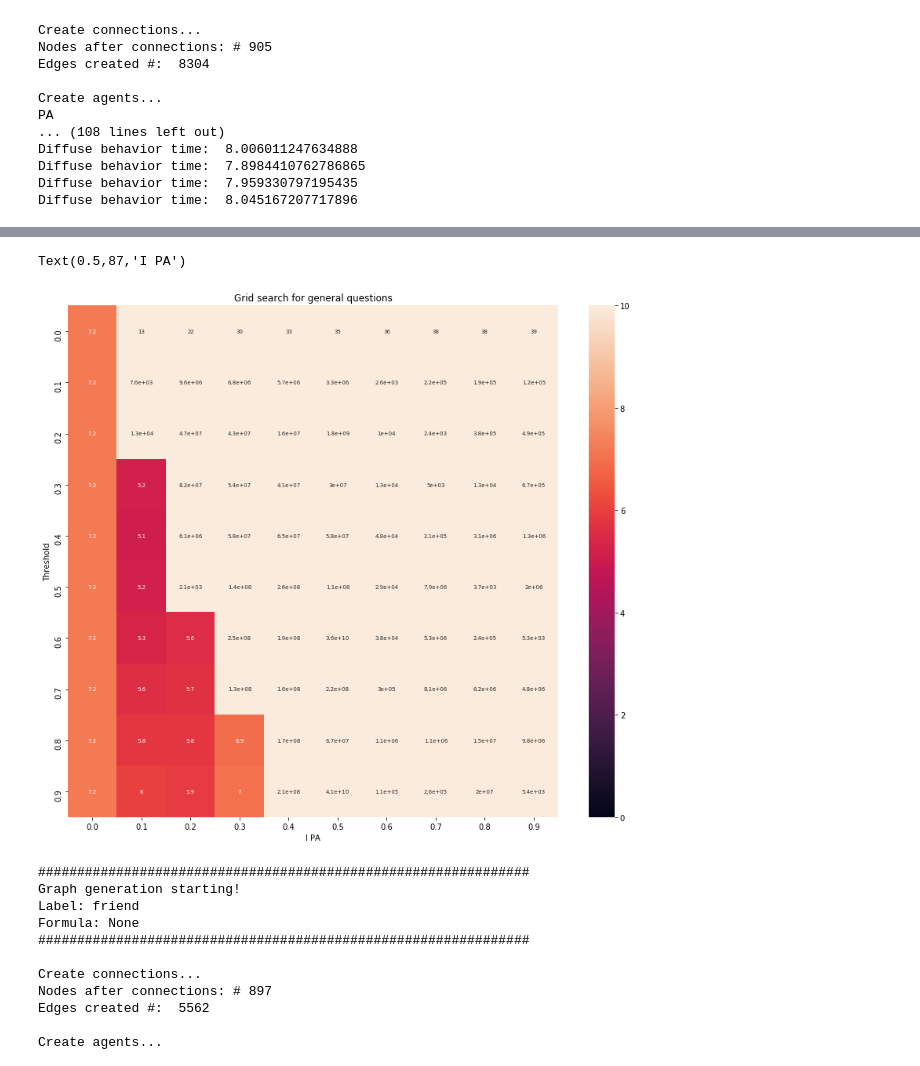
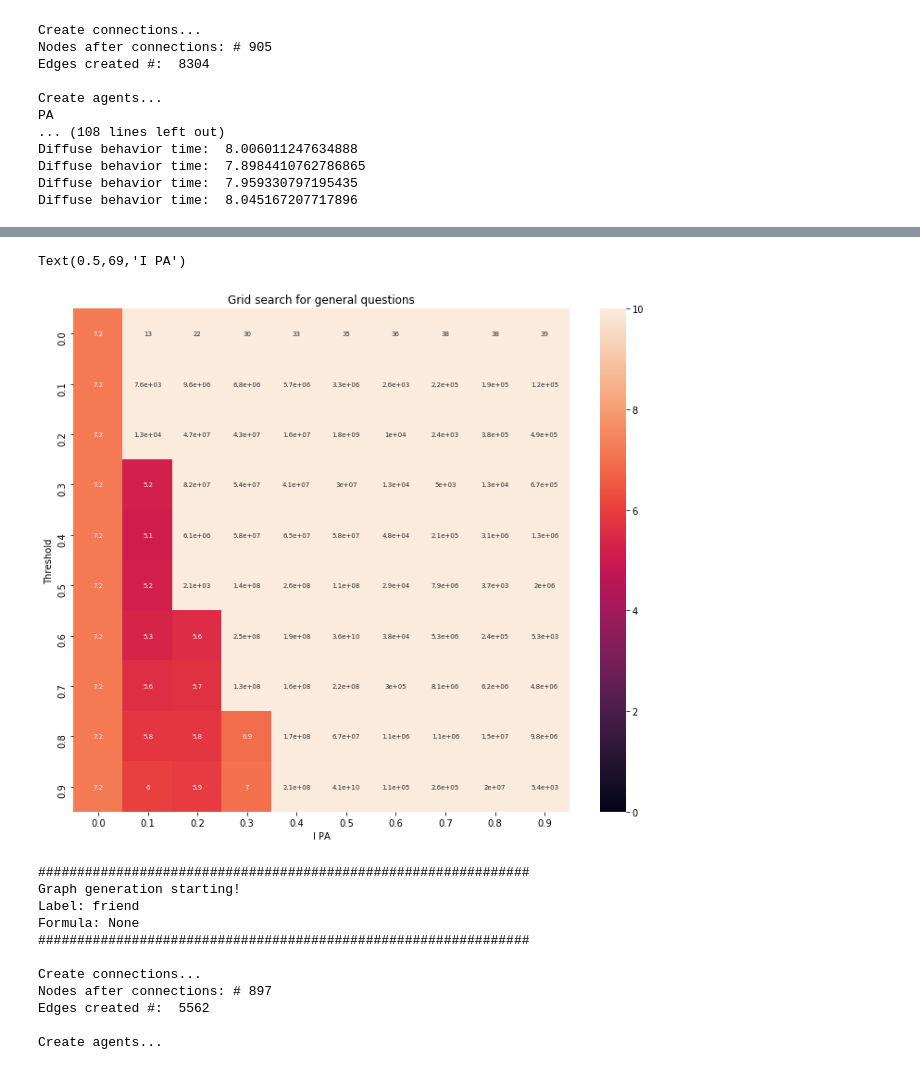
Before and after one commit to ericinlinux/obesity_interventions, a Jupyter notebook: Results_Grid_Search.ipynb, the cells around one changed output, grey strips where cells are left out. Drawn from its saved outputs; the diff is of its cells as text; code cells hidden in the pictures.

```diff
--- a/Results_Grid_Search.ipynb
+++ b/Results_Grid_Search.ipynb
@@ -15,6 +15,9 @@ import numpy as np
 # %% [output]
 The autoreload extension is already loaded. To reload it, use:
   %reload_ext autoreload
+# %%
+bins=10
+axis_ticks = np.around(np.arange(0.0, 1.0, 1/bins), decimals=2)
 # %% [markdown]
 # All questions Grid Search
 # %%
@@ -67,5 +69,5 @@ Text(0.5,87,'I PA')
 # %%
-list_solutions_gen = grid_search(bins=10, label='gen', level_f='./')
+list_solutions_gen = grid_search(bins=bins, label='gen', level_f='./')
 # %% [output]
 ###############################################################
 Graph generation starting!
@@ -103,0 +89,5 @@ gen_df
+# %%
+gen_df = pd.DataFrame(list_solutions_gen).pivot(index=0,columns=1,values=2)
+gen_df.columns = axis_ticks
+gen_df.index = axis_ticks
+gen_df
@@ -104,10 +106,10 @@ gen_df
 # %%
-plt.figure(figsize=((14,12)))
+plt.figure(figsize=((12,10)))
 plt.title('Grid search for general questions')
 sns.heatmap(gen_df, annot=True, annot_kws={"size": 7}, vmin=0, vmax=10)
 plt.ylabel('Threshold')
 plt.xlabel('I PA')
 # %% [output]
-Text(0.5,87,'I PA')
+Text(0.5,69,'I PA')
-[figure, old version]
+[figure, new version]
 # %%
```
Also changed, not shown: parts of 9 cells of this notebook.
